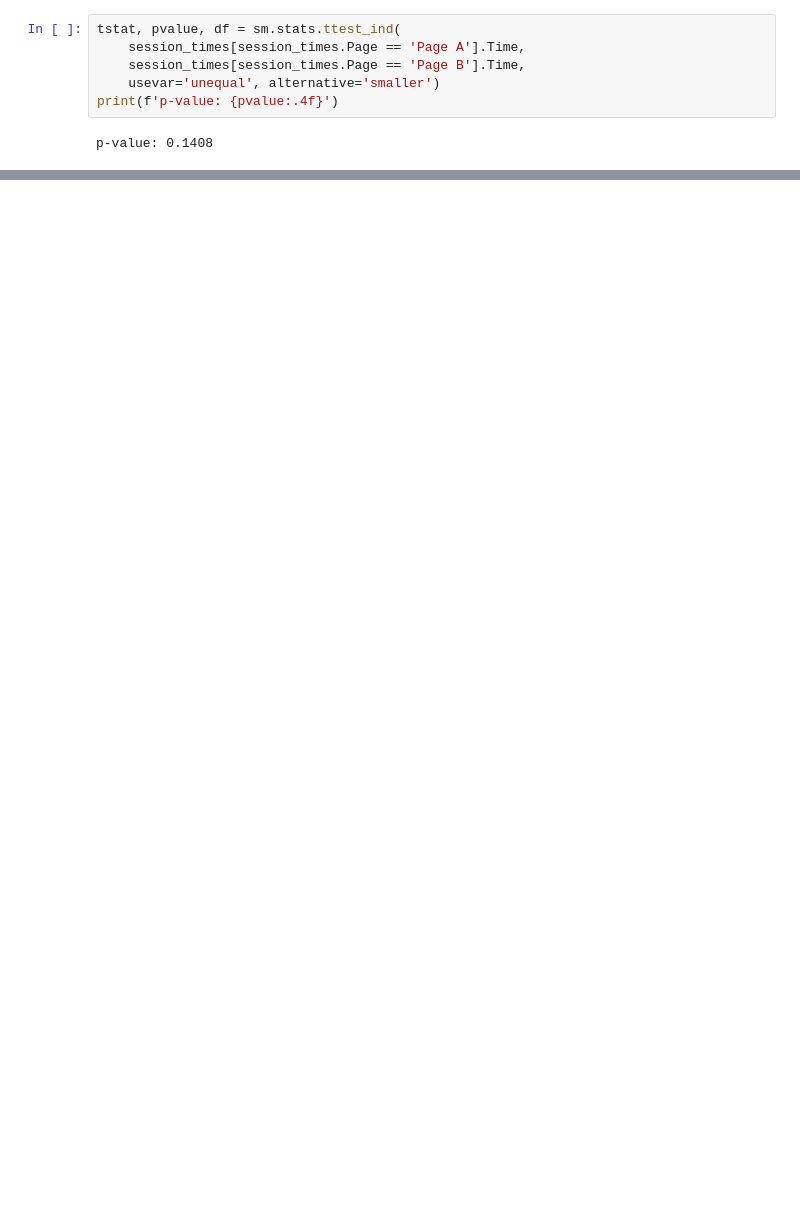
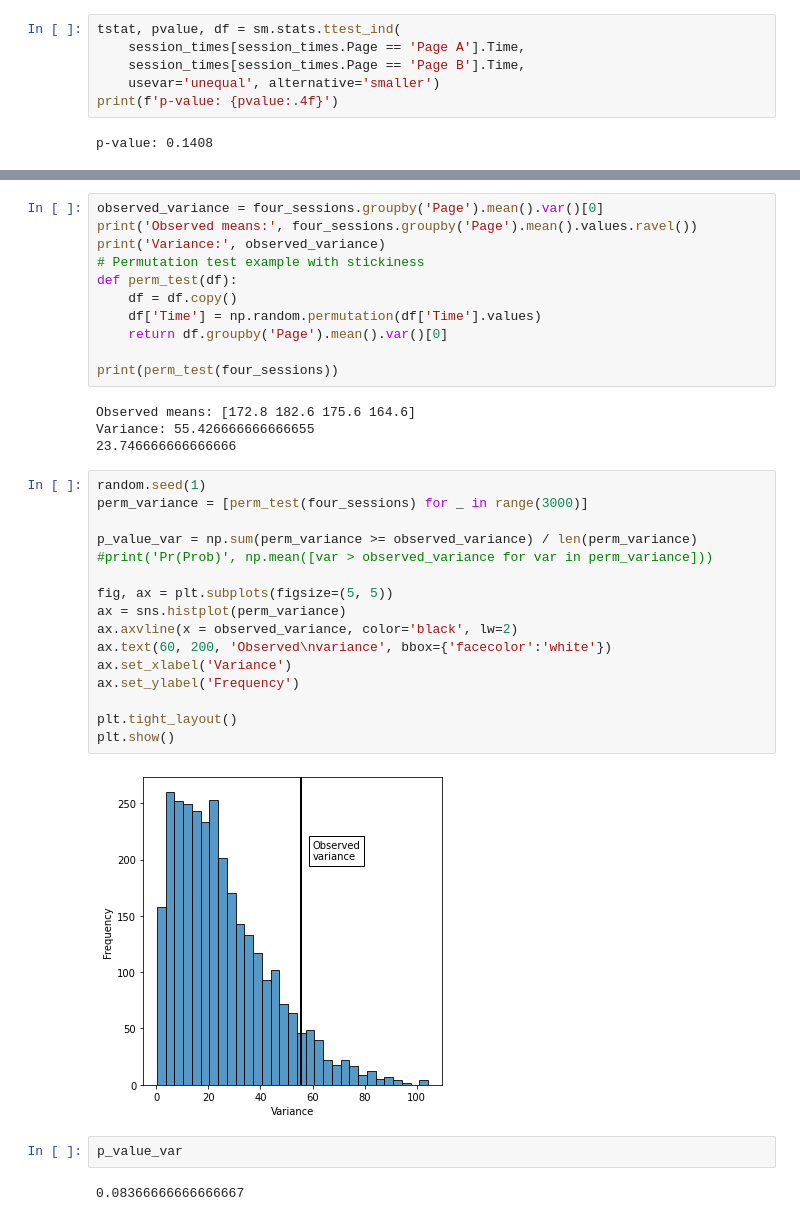
Before and after one commit to skumarudel/DS_Physicists, a Jupyter notebook: Lecture3-Statistics/HypothesisTesting.ipynb, the cells around one changed output, grey strips where cells are left out. Cells and saved outputs as stored; diff of their text form; blank space fills up the shorter version.

```diff
--- a/Lecture3-Statistics/HypothesisTesting.ipynb
+++ b/Lecture3-Statistics/HypothesisTesting.ipynb
@@ -113,0 +143,37 @@ p-value: 0.1408
+# %%
+observed_variance = four_sessions.groupby('Page').mean().var()[0]
+print('Observed means:', four_sessions.groupby('Page').mean().values.ravel())
+print('Variance:', observed_variance)
+# Permutation test example with stickiness
+def perm_test(df):
+    df = df.copy()
+    df['Time'] = np.random.permutation(df['Time'].values)
+    return df.groupby('Page').mean().var()[0]
+
+print(perm_test(four_sessions))
+# %% [output]
+Observed means: [172.8 182.6 175.6 164.6]
+Variance: 55.426666666666655
+23.746666666666666
+# %%
+random.seed(1)
+perm_variance = [perm_test(four_sessions) for _ in range(3000)]
+
+p_value_var = np.sum(perm_variance >= observed_variance) / len(perm_variance)
+#print('Pr(Prob)', np.mean([var > observed_variance for var in perm_variance]))
+
+fig, ax = plt.subplots(figsize=(5, 5))
+ax = sns.histplot(perm_variance)
+ax.axvline(x = observed_variance, color='black', lw=2)
+ax.text(60, 200, 'Observed\nvariance', bbox={'facecolor':'white'})
+ax.set_xlabel('Variance')
+ax.set_ylabel('Frequency')
+
+plt.tight_layout()
+plt.show()
+# %% [output]
+[figure, added]
+# %%
+p_value_var
+# %% [output]
+0.08366666666666667
```
Also changed, not shown: parts of 6 cells of this notebook.
